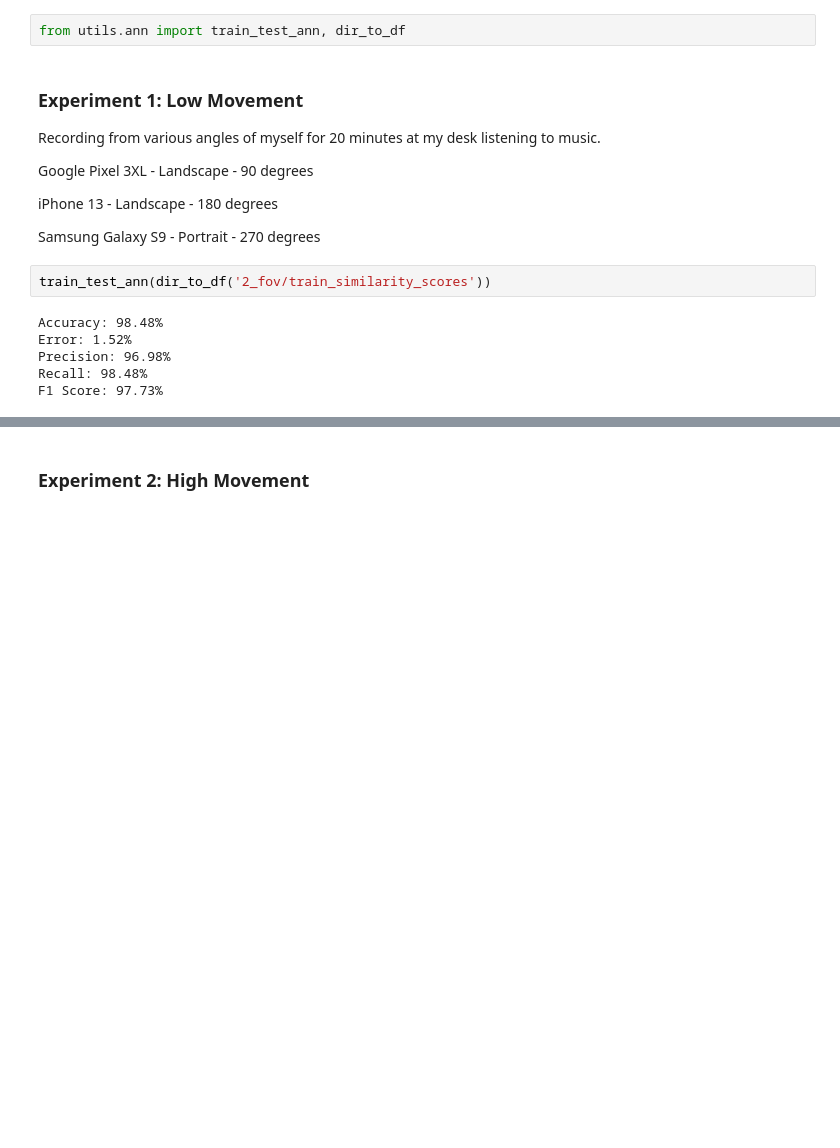
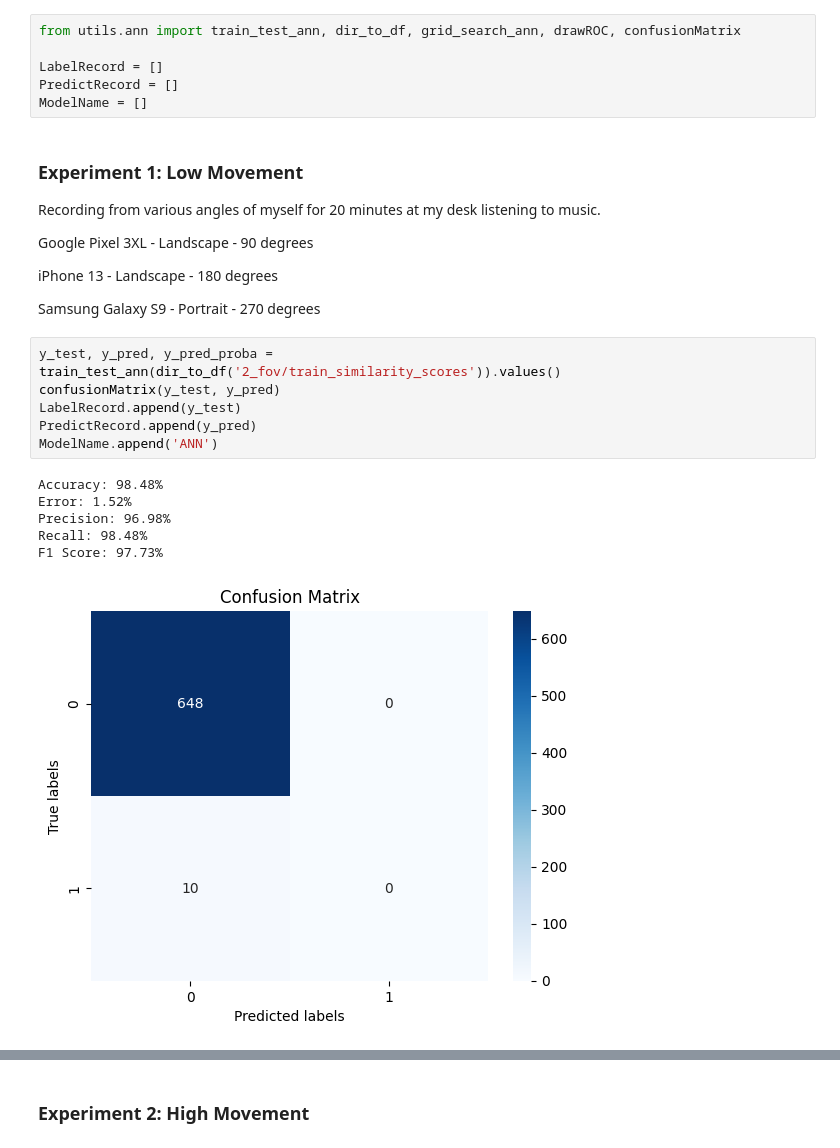
Before and after one commit to jeffmur/fhe-video-similarity, a Jupyter notebook: results/Supervised_Learning.ipynb, the cells around one changed output, grey strips where cells are left out. Drawn from its saved outputs; the diff is of its cells as text; blank space fills up the shorter version.

Commit message:
High accuracy for same dataset (random guessing vs. perfect score)

```diff
--- a/results/Supervised_Learning.ipynb
+++ b/results/Supervised_Learning.ipynb
@@ -12,7 +12,11 @@ The field of view degrees are calculated counter-clockwise. Where 0 degrees is i
 
 As an additional note, some phones record in portrait or landscape mode. The dataset is comprised of 3 simultaneous, stationary mobile devices recording from various angles.
 # %%
-from utils.ann import train_test_ann, dir_to_df
+from utils.ann import train_test_ann, dir_to_df, grid_search_ann, drawROC, confusionMatrix
+
+LabelRecord = []
+PredictRecord = []
+ModelName = []
 # %% [markdown]
 ### Experiment 1: Low Movement
 
@@ -23,11 +27,16 @@ Google Pixel 3XL - Landscape - 90 degrees
 iPhone 13 - Landscape - 180 degrees
 
 Samsung Galaxy S9 - Portrait - 270 degrees
-# %%
-train_test_ann(dir_to_df('2_fov/train_similarity_scores'))
-# %% [output]
-Accuracy: 98.48%
-Error: 1.52%
-Precision: 96.98%
-Recall: 98.48%
-F1 Score: 97.73%
+# %%
+y_test, y_pred, y_pred_proba =  train_test_ann(dir_to_df('2_fov/train_similarity_scores')).values()
+confusionMatrix(y_test, y_pred)
+LabelRecord.append(y_test)
+PredictRecord.append(y_pred)
+ModelName.append('ANN')
+# %% [output]
+Accuracy: 98.48%
+Error: 1.52%
+Precision: 96.98%
+Recall: 98.48%
+F1 Score: 97.73%
+[figure, added]
```
Also changed, not shown: parts of 2 cells of this notebook, 2 other files.
